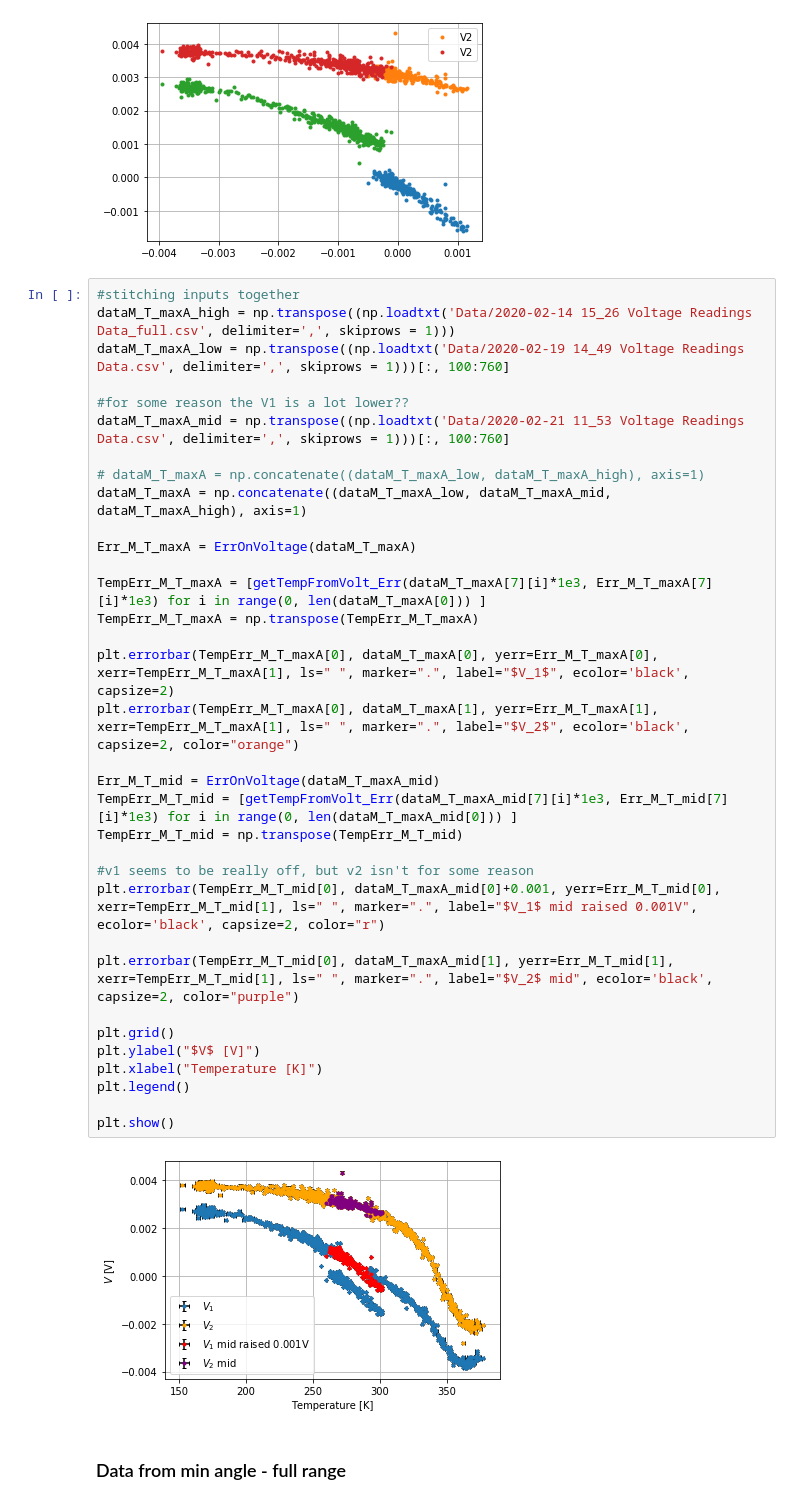
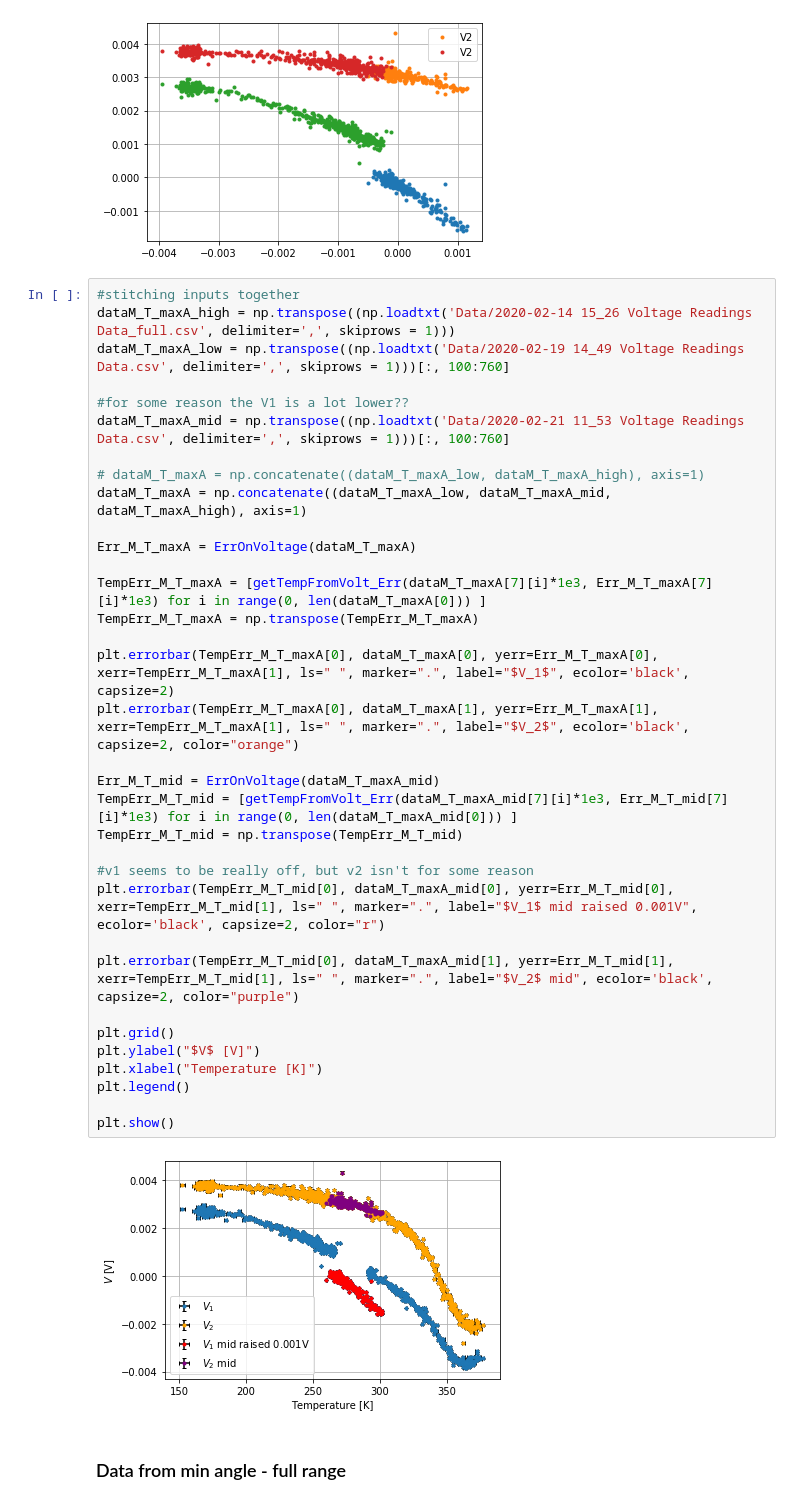
Before and after one commit to eklem1/ModernLab, a Jupyter notebook: ConstMag_Temp.ipynb, the cells around one changed output. Saved outputs shown, nothing was run; the diff lists cells and outputs as text.

```diff
--- a/ConstMag_Temp.ipynb
+++ b/ConstMag_Temp.ipynb
@@ -249,35 +249,35 @@ dataM_T_maxA_low = np.transpose((np.loadtxt('Data/2020-02-19 14_49 Voltage Readi
 
 #for some reason the V1 is a lot lower??
 dataM_T_maxA_mid = np.transpose((np.loadtxt('Data/2020-02-21 11_53 Voltage Readings Data.csv', delimiter=',', skiprows = 1)))[:, 100:760]
 
 # dataM_T_maxA = np.concatenate((dataM_T_maxA_low, dataM_T_maxA_high), axis=1)
 dataM_T_maxA = np.concatenate((dataM_T_maxA_low, dataM_T_maxA_mid, dataM_T_maxA_high), axis=1)
 
 Err_M_T_maxA = ErrOnVoltage(dataM_T_maxA)
 
 TempErr_M_T_maxA = [getTempFromVolt_Err(dataM_T_maxA[7][i]*1e3, Err_M_T_maxA[7][i]*1e3) for i in range(0, len(dataM_T_maxA[0])) ]
 TempErr_M_T_maxA = np.transpose(TempErr_M_T_maxA)
 
 plt.errorbar(TempErr_M_T_maxA[0], dataM_T_maxA[0], yerr=Err_M_T_maxA[0], xerr=TempErr_M_T_maxA[1], ls=" ", marker=".", label="$V_1$", ecolor='black', capsize=2)
 plt.errorbar(TempErr_M_T_maxA[0], dataM_T_maxA[1], yerr=Err_M_T_maxA[1], xerr=TempErr_M_T_maxA[1], ls=" ", marker=".", label="$V_2$", ecolor='black', capsize=2, color="orange")
 
 Err_M_T_mid = ErrOnVoltage(dataM_T_maxA_mid)
 TempErr_M_T_mid = [getTempFromVolt_Err(dataM_T_maxA_mid[7][i]*1e3, Err_M_T_mid[7][i]*1e3) for i in range(0, len(dataM_T_maxA_mid[0])) ]
 TempErr_M_T_mid = np.transpose(TempErr_M_T_mid)
 
 #v1 seems to be really off, but v2 isn't for some reason
-plt.errorbar(TempErr_M_T_mid[0], dataM_T_maxA_mid[0]+0.001, yerr=Err_M_T_mid[0], xerr=TempErr_M_T_mid[1], ls=" ", marker=".", label="$V_1$ mid raised 0.001V", ecolor='black', capsize=2, color="r")
+plt.errorbar(TempErr_M_T_mid[0], dataM_T_maxA_mid[0], yerr=Err_M_T_mid[0], xerr=TempErr_M_T_mid[1], ls=" ", marker=".", label="$V_1$ mid raised 0.001V", ecolor='black', capsize=2, color="r")
 
 plt.errorbar(TempErr_M_T_mid[0], dataM_T_maxA_mid[1], yerr=Err_M_T_mid[1], xerr=TempErr_M_T_mid[1], ls=" ", marker=".", label="$V_2$ mid", ecolor='black', capsize=2, color="purple")
 
 plt.grid()
 plt.ylabel("$V$ [V]")
 plt.xlabel("Temperature [K]")
 plt.legend()
 
 plt.show()
 # %% [output]
-[figure, old version]
+[figure, new version]
 # %% [markdown]
 ### Data from min angle - full range
 # %%
```
Also changed, not shown: parts of 7 cells of this notebook.
